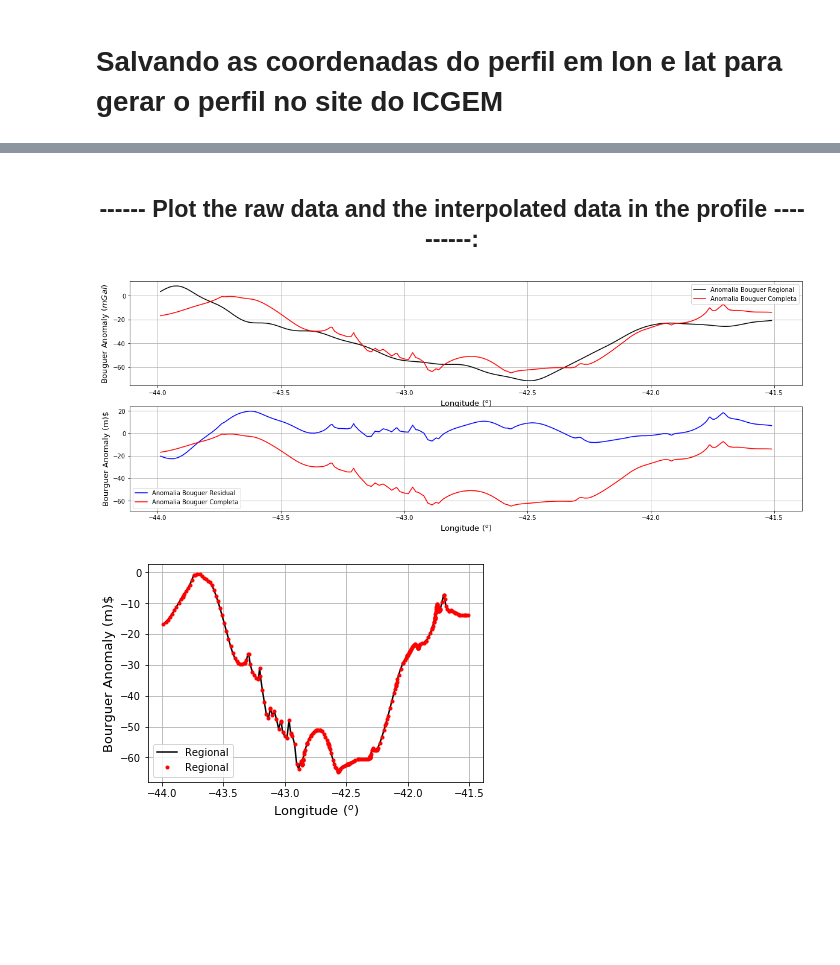
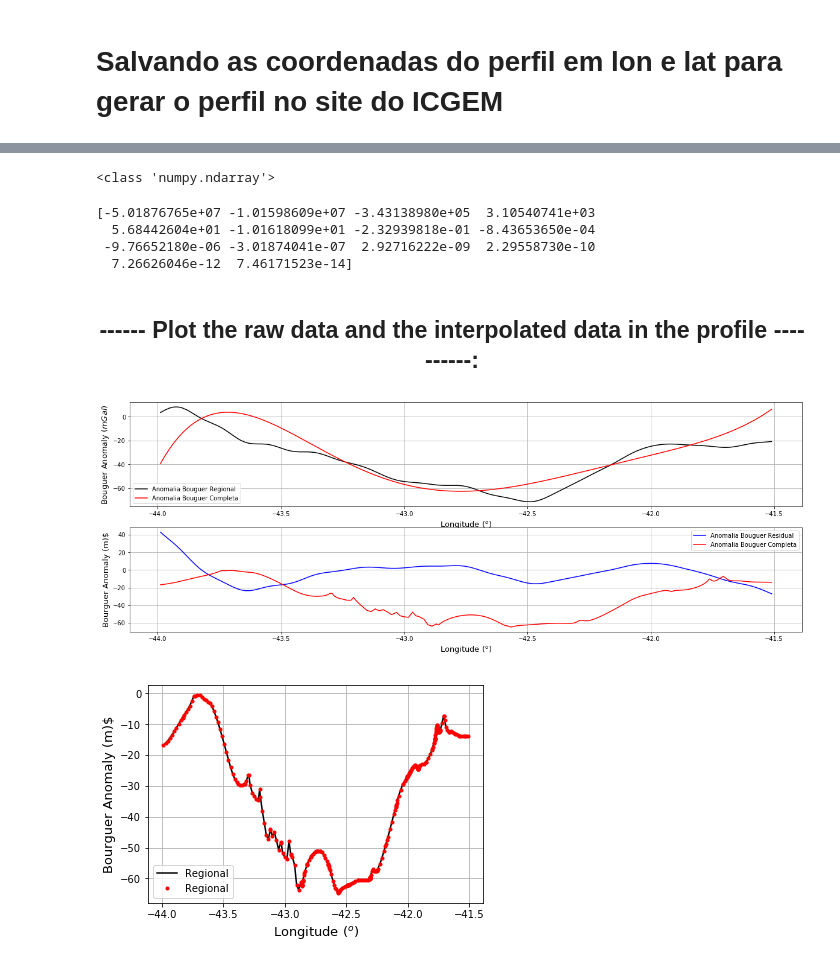
Before and after one commit to MathewsAndrade/Mathews_codes, a Jupyter notebook: data_barreirinhas2.ipynb, the cells around one changed output, grey strips where cells are left out. Cells and saved outputs as stored; diff of their text form; code cells hidden in the pictures; blank space fills up the shorter version.

Commit message:
add polynomial fitting to generate regional bouguer data. Now need upward continuation in a profile gravity data.

```diff
--- a/data_barreirinhas2.ipynb
+++ b/data_barreirinhas2.ipynb
@@ -286,31 +292,57 @@ elevi = inv_power_dist(lon, lat, elev, lon, y, 2.0)
+# %%
+# utilizando um polinomio de grau 4:
+S = np.array( [ one, xp, xp**2, xp**3, xp**4, xp**5, xp**6, xp**7, xp**8, xp**9, xp**10, xp**11, xp**12, xp**13])
+print (type(S))
+# transposta para arrumar a matrix corretamente:
+A = S.T
+# %% [output]
+<class 'numpy.ndarray'>
+# %%
+# estimativa de minimos quadrados para obter os coeficientes do polinomio:
+p = np.linalg.solve(np.dot(A.T,A) , np.dot(A.T,gzi) )
+print (p)
+# %% [output]
+[-5.01876765e+07 -1.01598609e+07 -3.43138980e+05  3.10540741e+03
+  5.68442604e+01 -1.01618099e+01 -2.32939818e-01 -8.43653650e-04
+ -9.76652180e-06 -3.01874041e-07  2.92716222e-09  2.29558730e-10
+  7.26626046e-12  7.46171523e-14]
+# %%
+# anomalia bouguer regional calculada via polinomio:
+poly = np.dot(A,p)
+# %%
+# calculo do residual:
+poly_res = gzi - poly
+
+# brinde!
+aa = gzp - poly
 # %% [markdown]
 ## <center> ------ Plot the raw data and the interpolated data in the profile ----------: <center>
 # %%
 # ------------ set figure size: ------------------------------------------#
 plt.close('all')
 
 #### ATENÇÃO À ESCALA DAS FIGURAS!!!!! #########
 fig = plt.figure(figsize=(20,7), facecolor='w')
 plt.subplot(2,1,1)
 
 plt.plot(lon,gzp,'-k', label='Anomalia Bouguer Regional')
-plt.plot(lon,gzi,'-r', label='Anomalia Bouguer Completa')
+plt.plot(lon,poly,'-r', label='Anomalia Bouguer Completa')
 plt.xlabel('Longitude ($^o$)', fontsize = 13)
 plt.ylabel('Bouguer Anomaly $(mGal)$', fontsize = 13)
 plt.legend()
 plt.grid()
 ###########################################################################################################################
 
 plt.subplot(2,1,2)
-plt.plot(lon,res,'-b', label='Anomalia Bouguer Residual')
+plt.plot(lon,aa,'-b', label='Anomalia Bouguer Residual')
 plt.plot(lon,gzi,'-r', label='Anomalia Bouguer Completa')
 plt.xlabel('Longitude ($^o$)', fontsize = 13)
 plt.ylabel('Bourguer Anomaly (m)$', fontsize = 13)
 plt.legend()
 plt.grid()
 plt.show()
 # %% [output]
-[figure, old version]
+[figure, new version]
 # %%
 gzi_t = gzp + res
 # %%
```
Also changed, not shown: parts of 6 cells of this notebook.
